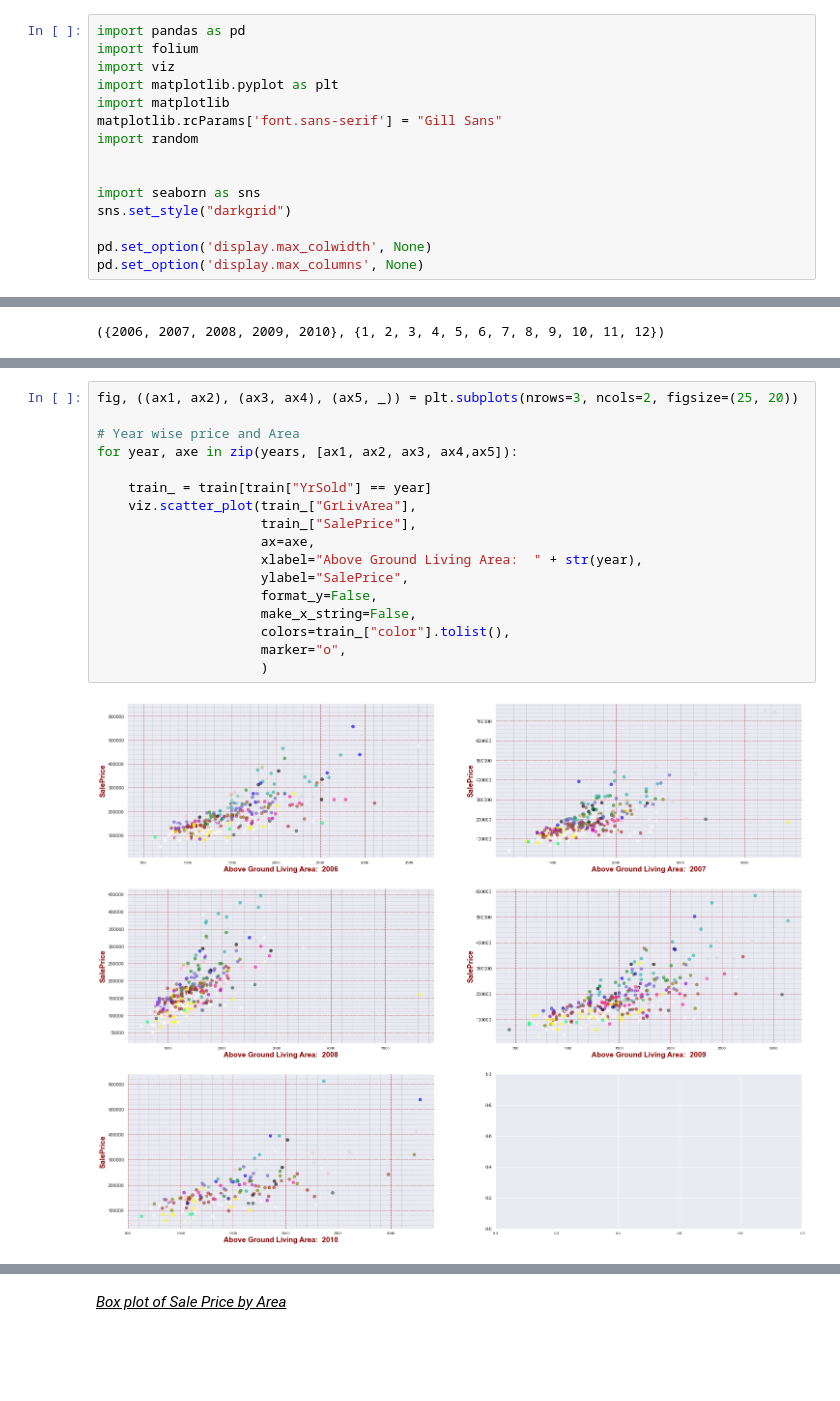
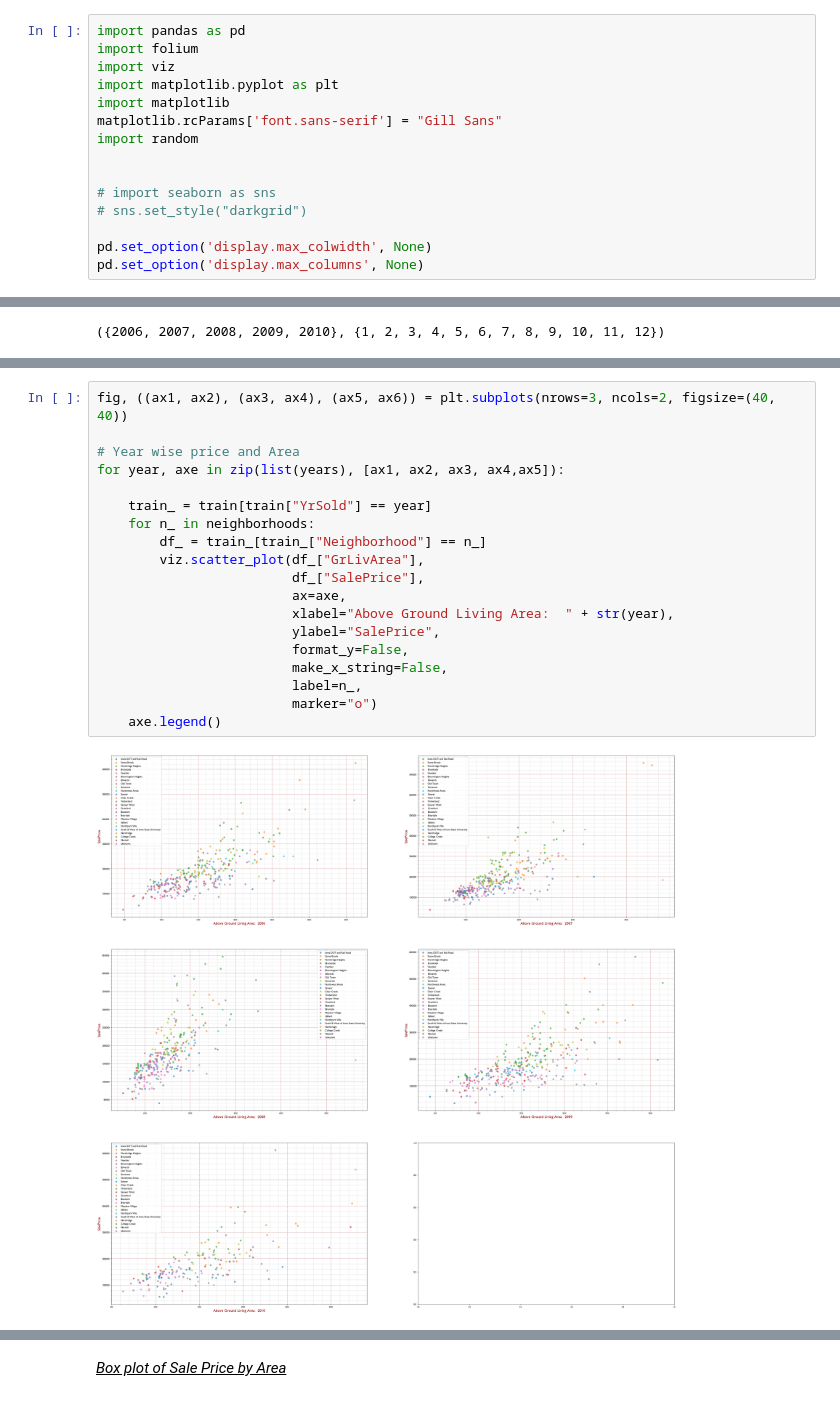
Before and after one commit to srjit/kaggle-pool, a Jupyter notebook: housing/notebooks/00 Basic Eda.ipynb, the cells around one changed output, grey strips where cells are left out. Drawn from its saved outputs; the diff is of its cells as text; blank space fills up the shorter version.

```diff
--- a/housing/notebooks/00 Basic Eda.ipynb
+++ b/housing/notebooks/00 Basic Eda.ipynb
@@ -13,8 +13,8 @@ matplotlib.rcParams['font.sans-serif'] = "Gill Sans"
 import random
 
 
-import seaborn as sns
-sns.set_style("darkgrid")
+# import seaborn as sns
+# sns.set_style("darkgrid")
 
 pd.set_option('display.max_colwidth', None)
 pd.set_option('display.max_columns', None)
@@ -260,19 +91,21 @@ train[["Neighborhood","color"]].drop_duplicates()
 # %%
-fig, ((ax1, ax2), (ax3, ax4), (ax5, _)) = plt.subplots(nrows=3, ncols=2, figsize=(25, 20))
+fig, ((ax1, ax2), (ax3, ax4), (ax5, ax6)) = plt.subplots(nrows=3, ncols=2, figsize=(40, 40))
 
 # Year wise price and Area
-for year, axe in zip(years, [ax1, ax2, ax3, ax4,ax5]):
+for year, axe in zip(list(years), [ax1, ax2, ax3, ax4,ax5]):
 
     train_ = train[train["YrSold"] == year]
-    viz.scatter_plot(train_["GrLivArea"],
-                     train_["SalePrice"],
-                     ax=axe,
-                     xlabel="Above Ground Living Area:  " + str(year),
-                     ylabel="SalePrice",
-                     format_y=False,
-                     make_x_string=False,
-                     colors=train_["color"].tolist(),
-                     marker="o",
-                     )
+    for n_ in neighborhoods:
+        df_ = train_[train_["Neighborhood"] == n_]
+        viz.scatter_plot(df_["GrLivArea"],
+                         df_["SalePrice"],
+                         ax=axe,
+                         xlabel="Above Ground Living Area:  " + str(year),
+                         ylabel="SalePrice",
+                         format_y=False,
+                         make_x_string=False,
+                         label=n_,
+                         marker="o")
+    axe.legend()
 # %% [output]
-[figure, old version]
+[figure, new version]
```
Also changed, not shown: parts of 4 cells of this notebook.
